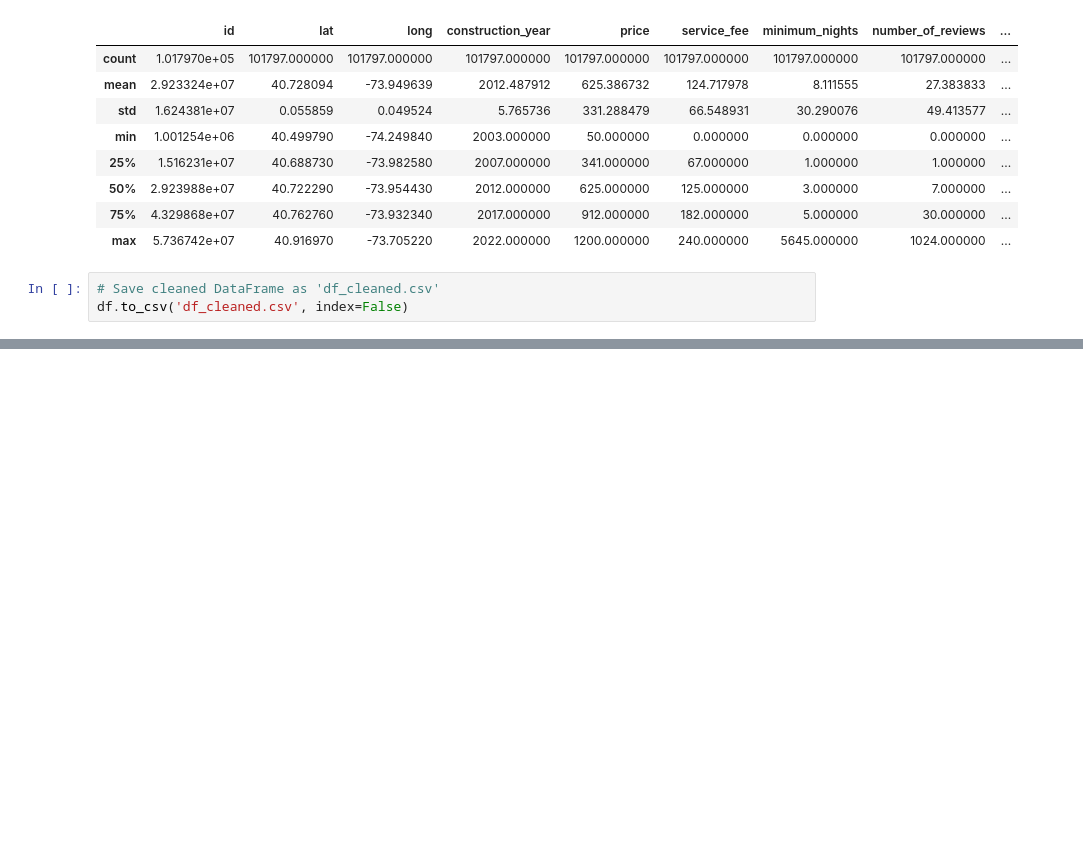
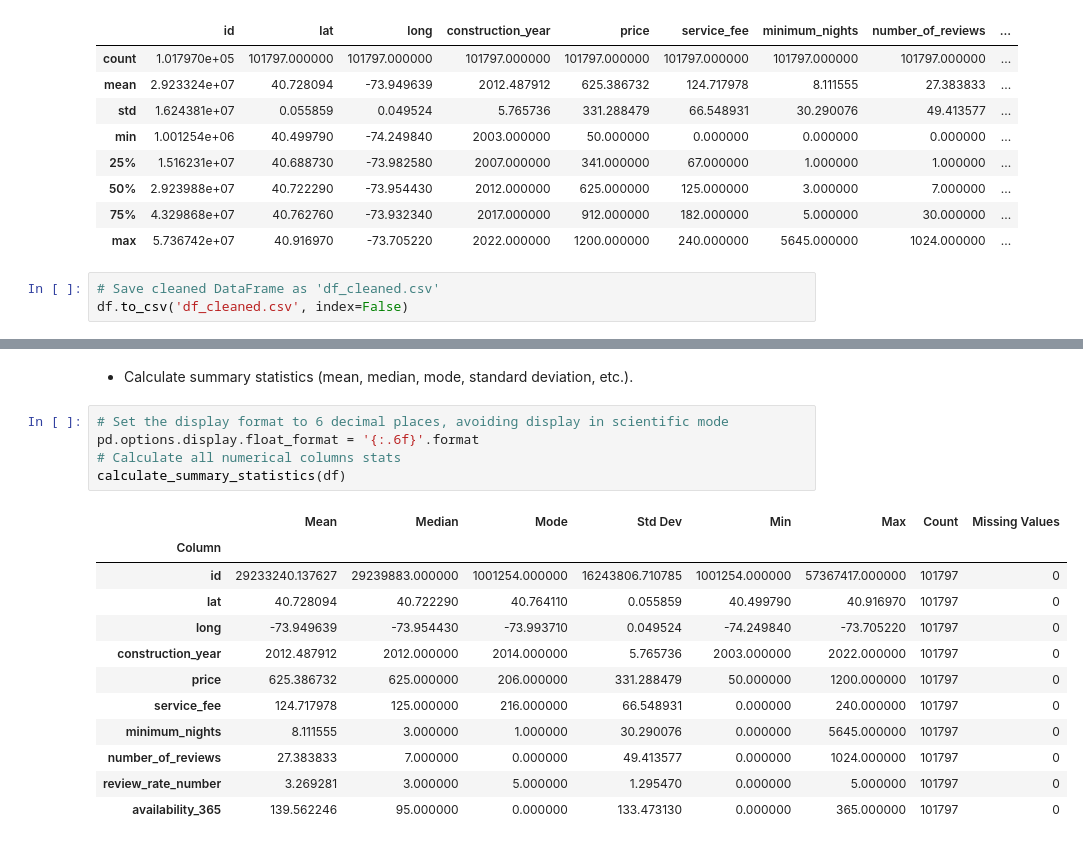
Before and after one commit to tuhanren/Airbnb-Data-Analysis, a Jupyter notebook: Final_Project_Group15.ipynb, the cells around one changed output, grey strips where cells are left out. Drawn from its saved outputs; the diff is of its cells as text; blank space fills up the shorter version.

```diff
--- a/Final_Project_Group15.ipynb
+++ b/Final_Project_Group15.ipynb
@@ -619,0 +806,22 @@ df.to_csv('df_cleaned.csv', index=False)
+# %% [markdown]
+
+
+*   Calculate summary statistics (mean, median, mode, standard deviation, etc.).
+# %%
+# Set the display format to 6 decimal places, avoiding display in scientific mode
+pd.options.display.float_format = '{:.6f}'.format
+# Calculate all numerical columns stats
+calculate_summary_statistics(df)
+# %% [output]
+|  | Mean | Median | Mode | Std Dev | Min | Max | Count | Missing Values |
+| Column |  |  |  |  |  |  |  |  |
+| id | 29233240.137627 | 29239883.000000 | 1001254.000000 | 16243806.710785 | 1001254.000000 | 57367417.000000 | 101797 | 0 |
+| lat | 40.728094 | 40.722290 | 40.764110 | 0.055859 | 40.499790 | 40.916970 | 101797 | 0 |
+| long | -73.949639 | -73.954430 | -73.993710 | 0.049524 | -74.249840 | -73.705220 | 101797 | 0 |
+| construction_year | 2012.487912 | 2012.000000 | 2014.000000 | 5.765736 | 2003.000000 | 2022.000000 | 101797 | 0 |
+| price | 625.386732 | 625.000000 | 206.000000 | 331.288479 | 50.000000 | 1200.000000 | 101797 | 0 |
+| service_fee | 124.717978 | 125.000000 | 216.000000 | 66.548931 | 0.000000 | 240.000000 | 101797 | 0 |
+| minimum_nights | 8.111555 | 3.000000 | 1.000000 | 30.290076 | 0.000000 | 5645.000000 | 101797 | 0 |
+| number_of_reviews | 27.383833 | 7.000000 | 0.000000 | 49.413577 | 0.000000 | 1024.000000 | 101797 | 0 |
+| review_rate_number | 3.269281 | 3.000000 | 5.000000 | 1.295470 | 0.000000 | 5.000000 | 101797 | 0 |
+| availability_365 | 139.562246 | 95.000000 | 0.000000 | 133.473130 | 0.000000 | 365.000000 | 101797 | 0 |
```
Also changed, not shown: parts of 11 cells of this notebook.
